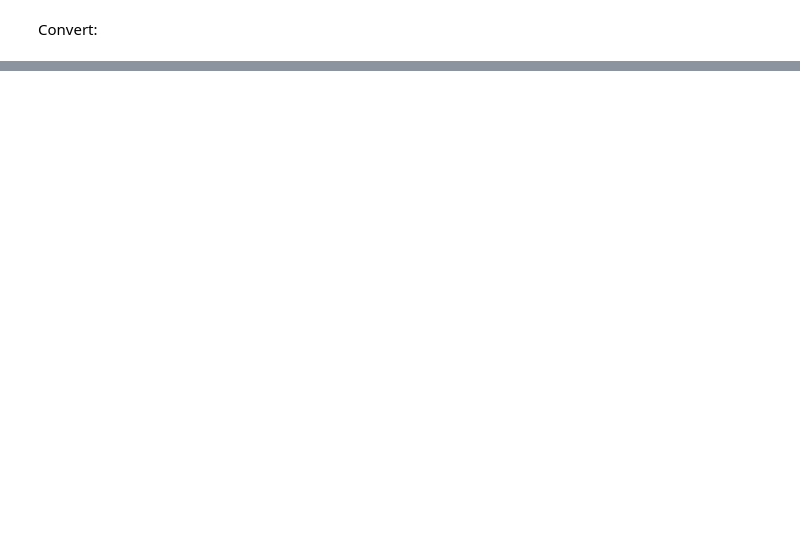
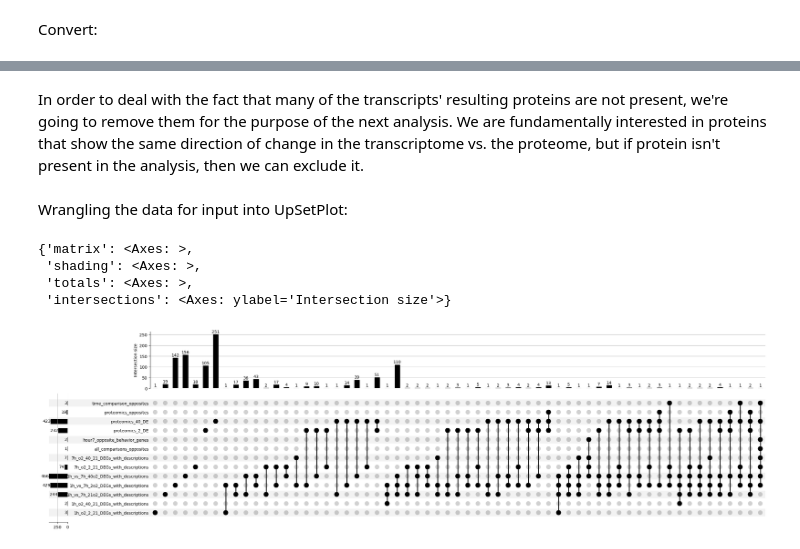
Before and after one commit to serenalotreck/photorespiration-omics, a Jupyter notebook: notebooks/proteomics_visualizations.ipynb, the cells around one changed output, grey strips where cells are left out. Saved outputs shown, nothing was run; the diff lists cells and outputs as text; code cells hidden in the pictures; blank space fills up the shorter version.

```diff
--- a/notebooks/proteomics_visualizations.ipynb
+++ b/notebooks/proteomics_visualizations.ipynb
@@ -146,0 +207,4 @@ We need a dataframe where the rows are genes, the columns are the categories and
+# %%
+for comp, df in transcriptomic_comparisons.items():
+    overlap = set(df.name_base.tolist()).intersection(set(tair_all_de_proteins.TAIR_id.dropna().tolist()))
+    print(f'Comparison {comp} has {len(overlap)} (of {len(df)}) genes that are differentially abundant in the proteomics dataset. This is {(len(overlap)/len(df))*100:.2f}% of the DEGs in this comparison.')
@@ -146,0 +222,37 @@ We need a dataframe where the rows are genes, the columns are the categories and
+# %% [markdown]
+In order to deal with the fact that many of the transcripts' resulting proteins are not present, we're going to remove them for the purpose of the next analysis. We are fundamentally interested in proteins that show the same direction of change in the transcriptome vs. the proteome, but if  protein isn't present in the analysis, then we can exclude it.
+# %%
+transcriptomics_filtered = {}
+for comp, df in transcriptomic_comparisons.items():
+    overlap = set(df.name_base.tolist()).intersection(set(tair_all_proteins.TAIR_id.dropna().tolist()))
+    filtered_df = df[df.name_base.isin(overlap)]
+    transcriptomics_filtered[comp] = filtered_df
+# %% [markdown]
+Wrangling the data for input into UpSetPlot:
+# %%
+two_de = {p: id_map.loc[id_map['uniprot_id'] == p, 'TAIR_id'].values for p in two_vs_21['Accession Number clean'].tolist()}
+forty_de = {p: id_map.loc[id_map['uniprot_id'] == p, 'TAIR_id'].values for p in forty_vs_21['Accession Number clean'].tolist()}
+
+two_de = {p: [t[0]] if len(t) > 0 else [np.nan] for p, t in two_de.items()}
+forty_de = {p: [t[0]] if len(t) > 0 else [np.nan] for p, t in forty_de.items()}
+
+two_de_df = pd.DataFrame.from_dict(two_de, columns=['TAIR_id'], orient='index')
+forty_de_df = pd.DataFrame.from_dict(forty_de, columns=['TAIR_id'], orient='index')
+# %%
+genes_in_comps = {}
+for comp, df in transcriptomics_filtered.items():
+    genes_in_comps[comp] = list(set(df.name_base.tolist()))
+genes_in_comps['proteomics_opposites'] = list(set(opposites_with_ids['TAIR_id'].tolist()))
+genes_in_comps['proteomics_2_DE'] = list(set(two_de_df['TAIR_id'].tolist()))
+genes_in_comps['proteomics_40_DE'] = list(set(forty_de_df['TAIR_id'].tolist()))
+genes_in_comps = dict(sorted(genes_in_comps.items()))
+# %%
+warnings. filterwarnings('ignore')
+to_plot = from_contents(genes_in_comps)
+plot(to_plot, show_counts=True, sort_categories_by='input')
+# %% [output]
+{'matrix': <Axes: >,
+ 'shading': <Axes: >,
+ 'totals': <Axes: >,
+ 'intersections': <Axes: ylabel='Intersection size'>}
+[figure, added]
```
Also changed, not shown: parts of 20 cells of this notebook, 2 other files.
